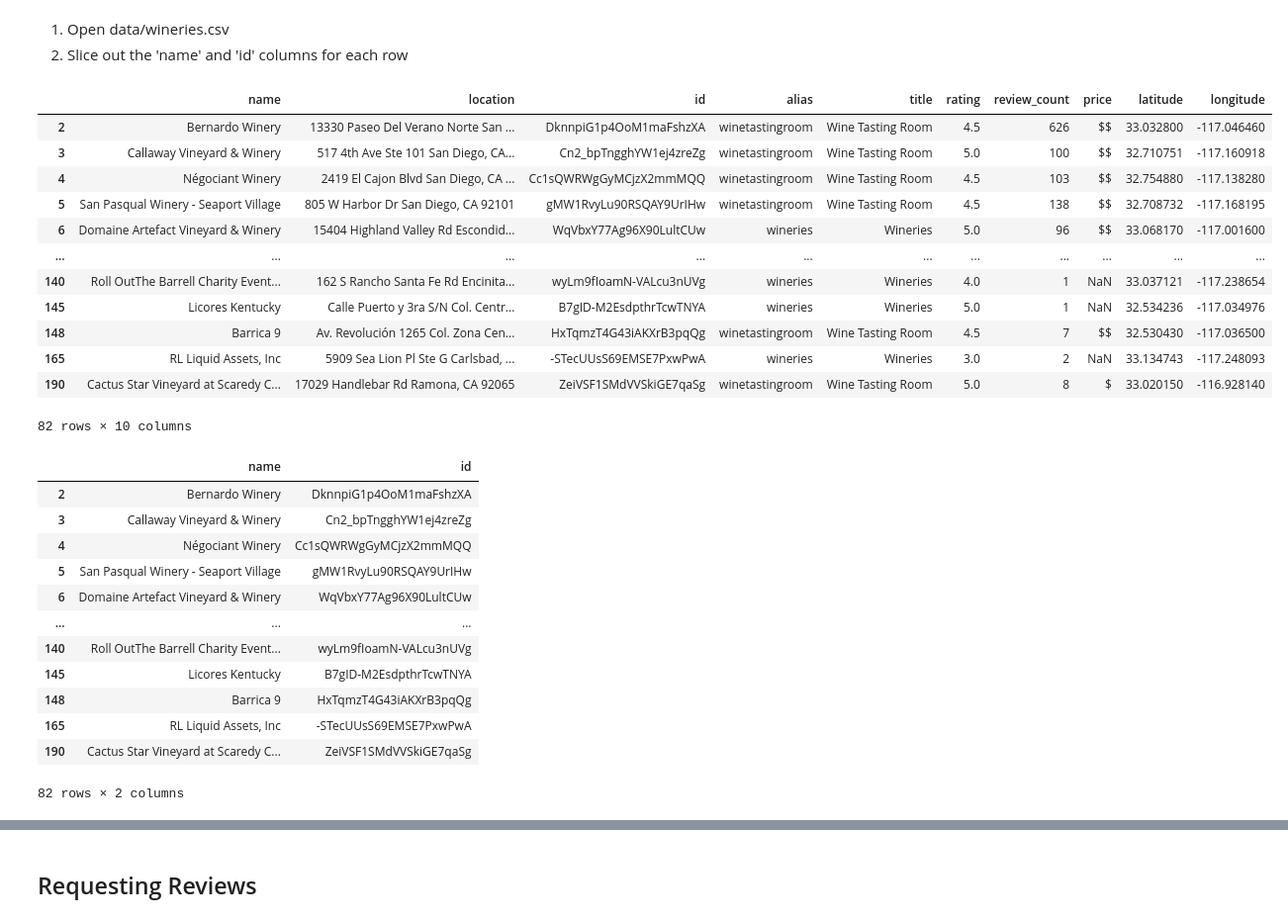
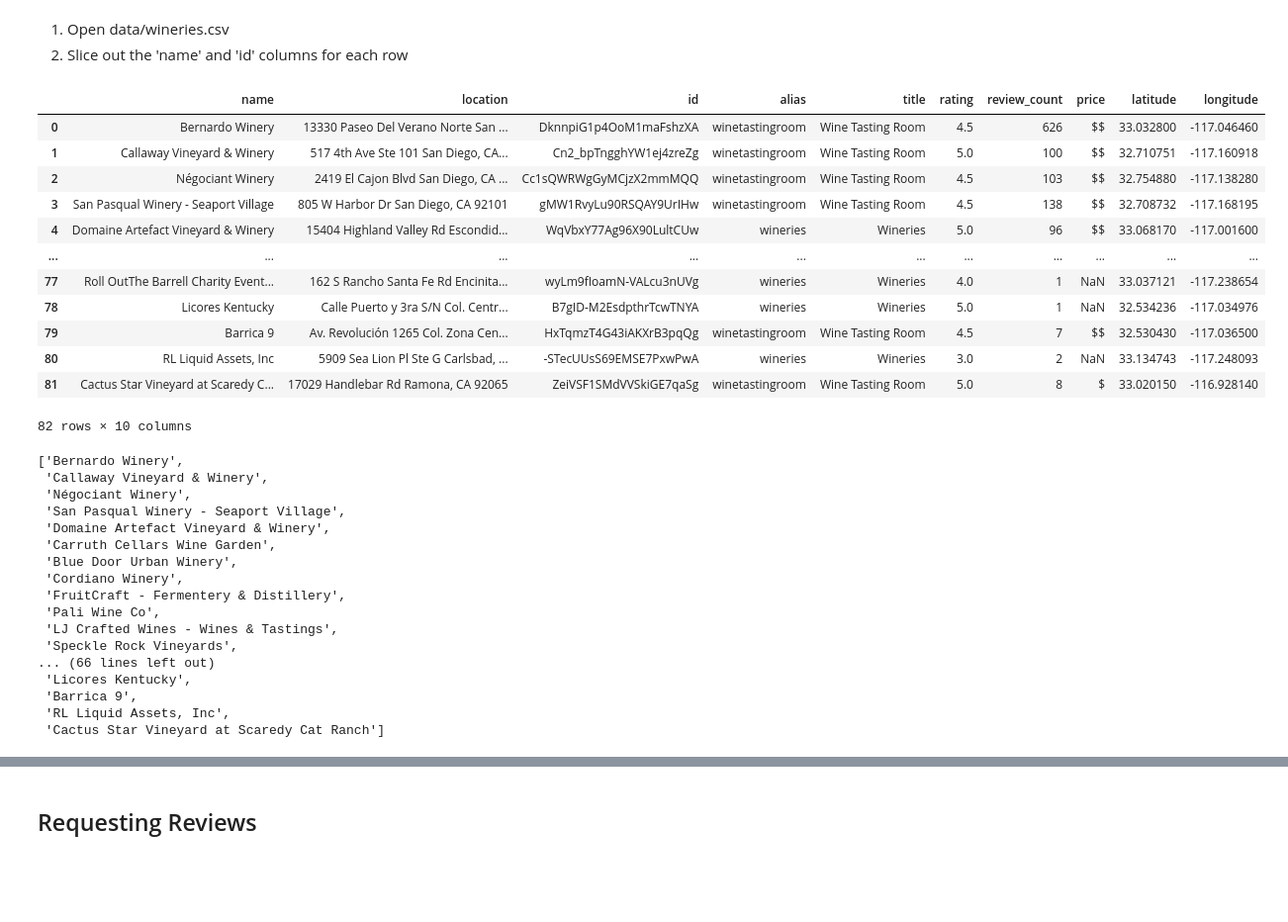
Before and after one commit to pleasecallmejax/Phase-1-Project, a Jupyter notebook: Data_Acquisition_Process.ipynb, the cells around one changed output, grey strips where cells are left out. Shown at 99% size. Cells and saved outputs as stored; diff of their text form; code cells hidden in the pictures; blank space fills up the shorter version.

```diff
--- a/Data_Acquisition_Process.ipynb
+++ b/Data_Acquisition_Process.ipynb
@@ -662,38 +662,43 @@ You've done this for the Businesses, now you need to do this for reviews. You wi
 2. Slice out the 'name' and 'id' columns for each row
 # %%
 df_saved = pd.read_csv("data/filtered_aliases.csv", index_col=0)
+df_saved.reset_index(drop=True, inplace=True)
 df_saved
 # %% [output]
 |  | name | location | id | alias | title | rating | review_count | price | latitude | longitude |
-| 2 | Bernardo Winery | 13330 Paseo Del Verano Norte San ... | DknnpiG1p4OoM1maFshzXA | winetastingroom | Wine Tasting Room | 4.5 | 626 | $$ | 33.032800 | -117.046460 |
-| 3 | Callaway Vineyard & Winery | 517 4th Ave Ste 101 San Diego, CA... | Cn2_bpTngghYW1ej4zreZg | winetastingroom | Wine Tasting Room | 5.0 | 100 | $$ | 32.710751 | -117.160918 |
-| 4 | Négociant Winery | 2419 El Cajon Blvd San Diego, CA ... | Cc1sQWRWgGyMCjzX2mmMQQ | winetastingroom | Wine Tasting Room | 4.5 | 103 | $$ | 32.754880 | -117.138280 |
-| 5 | San Pasqual Winery - Seaport Village | 805 W Harbor Dr San Diego, CA 92101 | gMW1RvyLu90RSQAY9UrIHw | winetastingroom | Wine Tasting Room | 4.5 | 138 | $$ | 32.708732 | -117.168195 |
-| 6 | Domaine Artefact Vineyard & Winery | 15404 Highland Valley Rd Escondid... | WqVbxY77Ag96X90LultCUw | wineries | Wineries | 5.0 | 96 | $$ | 33.068170 | -117.001600 |
+| 0 | Bernardo Winery | 13330 Paseo Del Verano Norte San ... | DknnpiG1p4OoM1maFshzXA | winetastingroom | Wine Tasting Room | 4.5 | 626 | $$ | 33.032800 | -117.046460 |
+| 1 | Callaway Vineyard & Winery | 517 4th Ave Ste 101 San Diego, CA... | Cn2_bpTngghYW1ej4zreZg | winetastingroom | Wine Tasting Room | 5.0 | 100 | $$ | 32.710751 | -117.160918 |
+| 2 | Négociant Winery | 2419 El Cajon Blvd San Diego, CA ... | Cc1sQWRWgGyMCjzX2mmMQQ | winetastingroom | Wine Tasting Room | 4.5 | 103 | $$ | 32.754880 | -117.138280 |
+| 3 | San Pasqual Winery - Seaport Village | 805 W Harbor Dr San Diego, CA 92101 | gMW1RvyLu90RSQAY9UrIHw | winetastingroom | Wine Tasting Room | 4.5 | 138 | $$ | 32.708732 | -117.168195 |
+| 4 | Domaine Artefact Vineyard & Winery | 15404 Highland Valley Rd Escondid... | WqVbxY77Ag96X90LultCUw | wineries | Wineries | 5.0 | 96 | $$ | 33.068170 | -117.001600 |
 | ... | ... | ... | ... | ... | ... | ... | ... | ... | ... | ... |
-| 140 | Roll OutThe Barrell Charity Event... | 162 S Rancho Santa Fe Rd Encinita... | wyLm9fIoamN-VALcu3nUVg | wineries | Wineries | 4.0 | 1 | NaN | 33.037121 | -117.238654 |
-| 145 | Licores Kentucky | Calle Puerto y 3ra S/N Col. Centr... | B7gID-M2EsdpthrTcwTNYA | wineries | Wineries | 5.0 | 1 | NaN | 32.534236 | -117.034976 |
-| 148 | Barrica 9 | Av. Revolución 1265 Col. Zona Cen... | HxTqmzT4G43iAKXrB3pqQg | winetastingroom | Wine Tasting Room | 4.5 | 7 | $$ | 32.530430 | -117.036500 |
-| 165 | RL Liquid Assets, Inc | 5909 Sea Lion Pl Ste G Carlsbad, ... | -STecUUsS69EMSE7PxwPwA | wineries | Wineries | 3.0 | 2 | NaN | 33.134743 | -117.248093 |
-| 190 | Cactus Star Vineyard at Scaredy C... | 17029 Handlebar Rd Ramona, CA 92065 | ZeiVSF1SMdVVSkiGE7qaSg | winetastingroom | Wine Tasting Room | 5.0 | 8 | $ | 33.020150 | -116.928140 |
+| 77 | Roll OutThe Barrell Charity Event... | 162 S Rancho Santa Fe Rd Encinita... | wyLm9fIoamN-VALcu3nUVg | wineries | Wineries | 4.0 | 1 | NaN | 33.037121 | -117.238654 |
+| 78 | Licores Kentucky | Calle Puerto y 3ra S/N Col. Centr... | B7gID-M2EsdpthrTcwTNYA | wineries | Wineries | 5.0 | 1 | NaN | 32.534236 | -117.034976 |
+| 79 | Barrica 9 | Av. Revolución 1265 Col. Zona Cen... | HxTqmzT4G43iAKXrB3pqQg | winetastingroom | Wine Tasting Room | 4.5 | 7 | $$ | 32.530430 | -117.036500 |
+| 80 | RL Liquid Assets, Inc | 5909 Sea Lion Pl Ste G Carlsbad, ... | -STecUUsS69EMSE7PxwPwA | wineries | Wineries | 3.0 | 2 | NaN | 33.134743 | -117.248093 |
+| 81 | Cactus Star Vineyard at Scaredy C... | 17029 Handlebar Rd Ramona, CA 92065 | ZeiVSF1SMdVVSkiGE7qaSg | winetastingroom | Wine Tasting Room | 5.0 | 8 | $ | 33.020150 | -116.928140 |
 82 rows × 10 columns
 # %%
-# Slice out the elements from the "name" and "id" columns
+# Slice out the elements from the "name" column
 
-df_saved_name = df_saved[['name', 'id']]
+df_saved_name = df_saved['name'].to_list()
 df_saved_name
 # %% [output]
-|  | name | id |
-| 2 | Bernardo Winery | DknnpiG1p4OoM1maFshzXA |
-| 3 | Callaway Vineyard & Winery | Cn2_bpTngghYW1ej4zreZg |
-| 4 | Négociant Winery | Cc1sQWRWgGyMCjzX2mmMQQ |
-| 5 | San Pasqual Winery - Seaport Village | gMW1RvyLu90RSQAY9UrIHw |
-| 6 | Domaine Artefact Vineyard & Winery | WqVbxY77Ag96X90LultCUw |
-| ... | ... | ... |
-| 140 | Roll OutThe Barrell Charity Event... | wyLm9fIoamN-VALcu3nUVg |
-| 145 | Licores Kentucky | B7gID-M2EsdpthrTcwTNYA |
-| 148 | Barrica 9 | HxTqmzT4G43iAKXrB3pqQg |
-| 165 | RL Liquid Assets, Inc | -STecUUsS69EMSE7PxwPwA |
-| 190 | Cactus Star Vineyard at Scaredy C... | ZeiVSF1SMdVVSkiGE7qaSg |
-82 rows × 2 columns
+['Bernardo Winery',
+ 'Callaway Vineyard & Winery',
+ 'Négociant Winery',
+ 'San Pasqual Winery - Seaport Village',
+ 'Domaine Artefact Vineyard & Winery',
+ 'Carruth Cellars Wine Garden',
+ 'Blue Door Urban Winery',
+ 'Cordiano Winery',
+ 'FruitCraft - Fermentery & Distillery',
+ 'Pali Wine Co',
+ 'LJ Crafted Wines - Wines & Tastings',
+ 'Speckle Rock Vineyards',
+... (66 lines left out)
+ 'Licores Kentucky',
+ 'Barrica 9',
+ 'RL Liquid Assets, Inc',
+ 'Cactus Star Vineyard at Scaredy Cat Ranch']
 # %%
```
Also changed, not shown: parts of 20 cells of this notebook.
